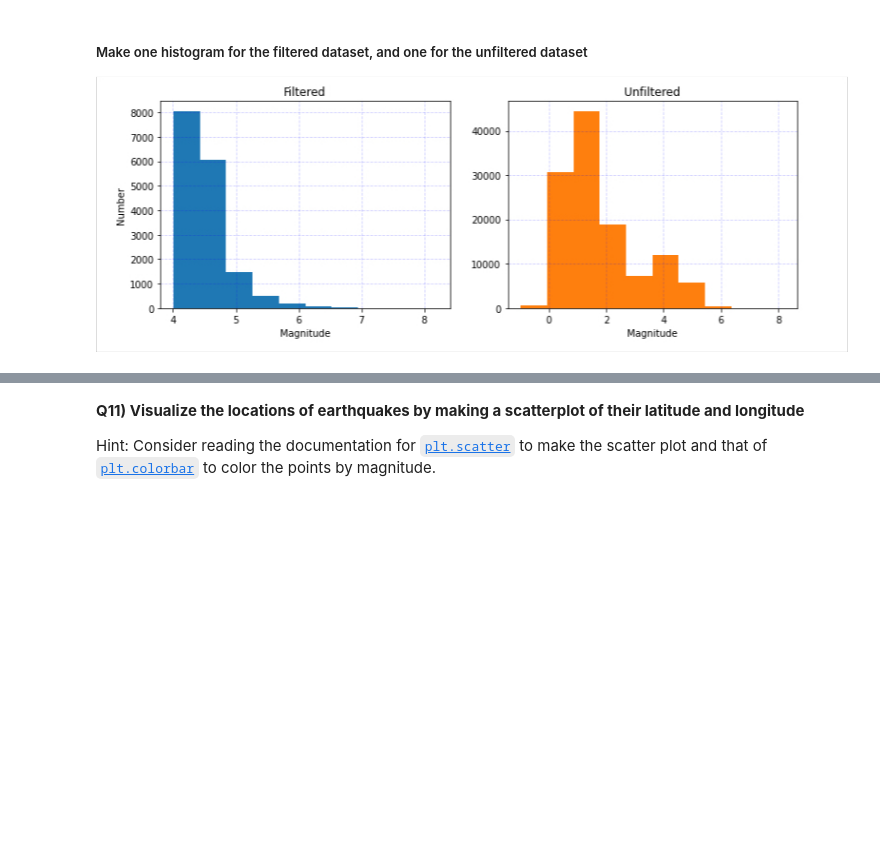
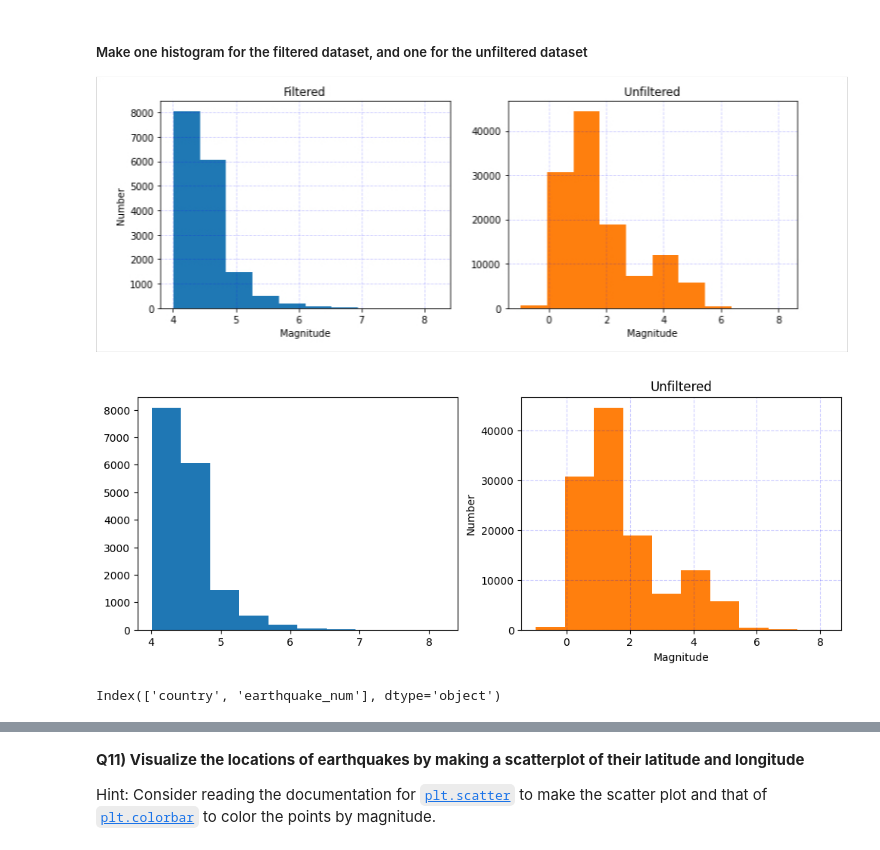
Before and after one commit to JoanneQuet/2023_Intro_Python, a Jupyter notebook: ML_EES/IP/W3_S1.ipynb, the cells around one changed output, grey strips where cells are left out. Cells and saved outputs as stored; diff of their text form; code cells hidden in the pictures; blank space fills up the shorter version.

```diff
--- a/ML_EES/IP/W3_S1.ipynb
+++ b/ML_EES/IP/W3_S1.ipynb
@@ -363,15 +365,21 @@ __.______(___)
 # %%
 # Make one histogram for the filtered dataset, and one for the unfiltered dataset
 fig,ax = plt.subplots(1,2,figsize=(12,4))
-______.__.____(___=____,color='#1f77b4')
-__.__________('______') # X axis label
-__._______('_____') # Y axis label
-__._____(alpha=0.2,c='b',ls='--')
-__.________(________) # Add title for the filtered figure on the left
+ax[0].hist(mag_4['mag'],color='#1f77b4')
+plt.xlabel('Magnitude') # X axis label
+plt.ylabel('Number') # Y axis label
+plt.grid(alpha=0.2,c='b',ls='--')
+plt.title('Filtered') # Add title for the filtered figure on the left
 
-______.__.____(___=____,color='#ff7f0e')
-__.__________('______') # X axis label
-__._______('_____') # Y axis label
-__._____(alpha=0.2,c='b',ls='--')
-__.________(________) # Add title for the unfiltered figure on the right
+ax[1].hist(df['mag'],color='#ff7f0e')
+plt.xlabel('Magnitude') # X axis label
+plt.ylabel('Number') # Y axis label
+plt.grid(alpha=0.2,c='b',ls='--')
+plt.title('Unfiltered') # Add title for the filtered figure on the left
 plt.show()
+# %% [output]
+[figure, added]
+# %%
+top5_df.columns
+# %% [output]
+Index(['country', 'earthquake_num'], dtype='object')
```
Also changed, not shown: parts of 5 cells of this notebook.
